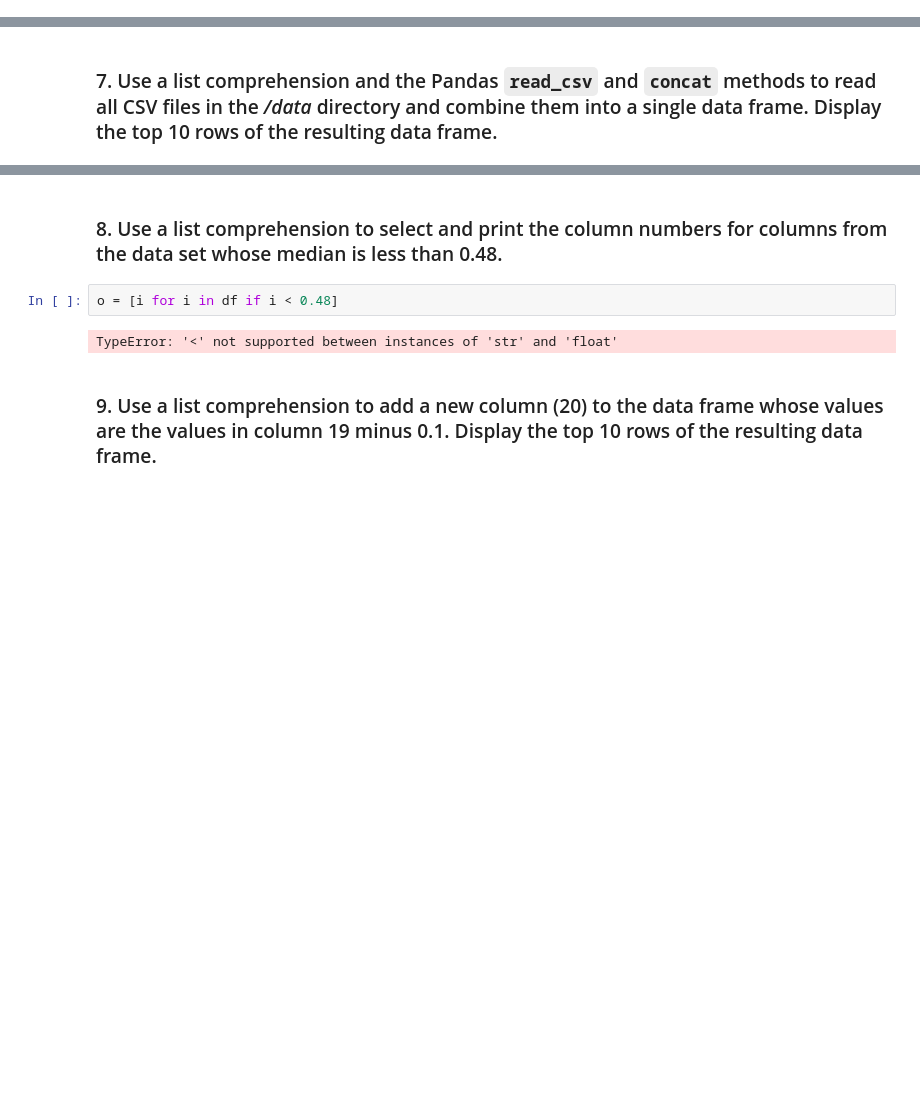
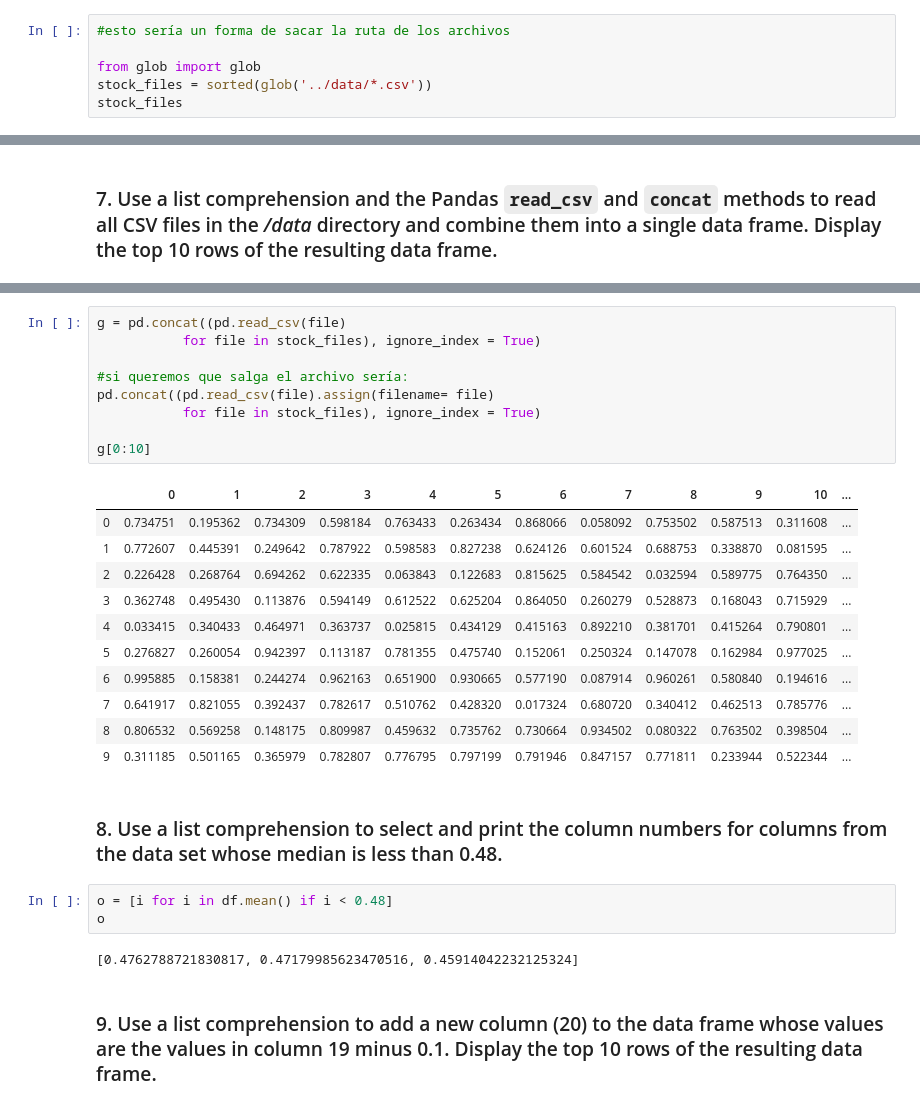
Before and after one commit to paularotaola/datamad0620, a Jupyter notebook: module-1/lab-list-comprehensions/your-code/main.ipynb, the cells around one changed output, grey strips where cells are left out. Saved outputs shown, nothing was run; the diff lists cells and outputs as text; blank space fills up the shorter version.

```diff
--- a/module-1/lab-list-comprehensions/your-code/main.ipynb
+++ b/module-1/lab-list-comprehensions/your-code/main.ipynb
@@ -166,3 +124,9 @@ csv_data
  'sample_file_5.csv',
  'sample_file_8.csv',
  'sample_file_9.csv']
+# %%
+#esto sería un forma de sacar la ruta de los archivos
+
+from glob import glob
+stock_files = sorted(glob('../data/*.csv'))
+stock_files
@@ -198,12 +191,34 @@ df[0:10]
 | 7 | 0.226428 | 0.268764 | 0.694262 | 0.622335 | 0.063843 | 0.122683 | 0.815625 | 0.584542 | 0.032594 | 0.589775 | 0.764350 | ... |
 | 8 | 0.362748 | 0.495430 | 0.113876 | 0.594149 | 0.612522 | 0.625204 | 0.864050 | 0.260279 | 0.528873 | 0.168043 | 0.715929 | ... |
 | 9 | 0.033415 | 0.340433 | 0.464971 | 0.363737 | 0.025815 | 0.434129 | 0.415163 | 0.892210 | 0.381701 | 0.415264 | 0.790801 | ... |
+# %%
+g = pd.concat((pd.read_csv(file)
+           for file in stock_files), ignore_index = True)
+
+#si queremos que salga el archivo sería:
+pd.concat((pd.read_csv(file).assign(filename= file)
+           for file in stock_files), ignore_index = True)
+
+g[0:10]
+# %% [output]
+|  | 0 | 1 | 2 | 3 | 4 | 5 | 6 | 7 | 8 | 9 | 10 | ... |
+| 0 | 0.734751 | 0.195362 | 0.734309 | 0.598184 | 0.763433 | 0.263434 | 0.868066 | 0.058092 | 0.753502 | 0.587513 | 0.311608 | ... |
+| 1 | 0.772607 | 0.445391 | 0.249642 | 0.787922 | 0.598583 | 0.827238 | 0.624126 | 0.601524 | 0.688753 | 0.338870 | 0.081595 | ... |
+| 2 | 0.226428 | 0.268764 | 0.694262 | 0.622335 | 0.063843 | 0.122683 | 0.815625 | 0.584542 | 0.032594 | 0.589775 | 0.764350 | ... |
+| 3 | 0.362748 | 0.495430 | 0.113876 | 0.594149 | 0.612522 | 0.625204 | 0.864050 | 0.260279 | 0.528873 | 0.168043 | 0.715929 | ... |
+| 4 | 0.033415 | 0.340433 | 0.464971 | 0.363737 | 0.025815 | 0.434129 | 0.415163 | 0.892210 | 0.381701 | 0.415264 | 0.790801 | ... |
+| 5 | 0.276827 | 0.260054 | 0.942397 | 0.113187 | 0.781355 | 0.475740 | 0.152061 | 0.250324 | 0.147078 | 0.162984 | 0.977025 | ... |
+| 6 | 0.995885 | 0.158381 | 0.244274 | 0.962163 | 0.651900 | 0.930665 | 0.577190 | 0.087914 | 0.960261 | 0.580840 | 0.194616 | ... |
+| 7 | 0.641917 | 0.821055 | 0.392437 | 0.782617 | 0.510762 | 0.428320 | 0.017324 | 0.680720 | 0.340412 | 0.462513 | 0.785776 | ... |
+| 8 | 0.806532 | 0.569258 | 0.148175 | 0.809987 | 0.459632 | 0.735762 | 0.730664 | 0.934502 | 0.080322 | 0.763502 | 0.398504 | ... |
+| 9 | 0.311185 | 0.501165 | 0.365979 | 0.782807 | 0.776795 | 0.797199 | 0.791946 | 0.847157 | 0.771811 | 0.233944 | 0.522344 | ... |
 # %% [markdown]
 ### 8. Use a list comprehension to select and print the column numbers for columns from the data set whose median is less than 0.48.
 # %%
-o = [i for i in df if i < 0.48]
+o = [i for i in df.mean() if i < 0.48]
+o
 # %% [output]
-TypeError: '<' not supported between instances of 'str' and 'float'
+[0.4762788721830817, 0.47179985623470516, 0.45914042232125324]
 # %% [markdown]
 ### 9. Use a list comprehension to add a new column (20) to the data frame whose values are the values in column 19 minus 0.1. Display the top 10 rows of the resulting data frame.
 # %%
```
Also changed, not shown: parts of 12 cells of this notebook.
